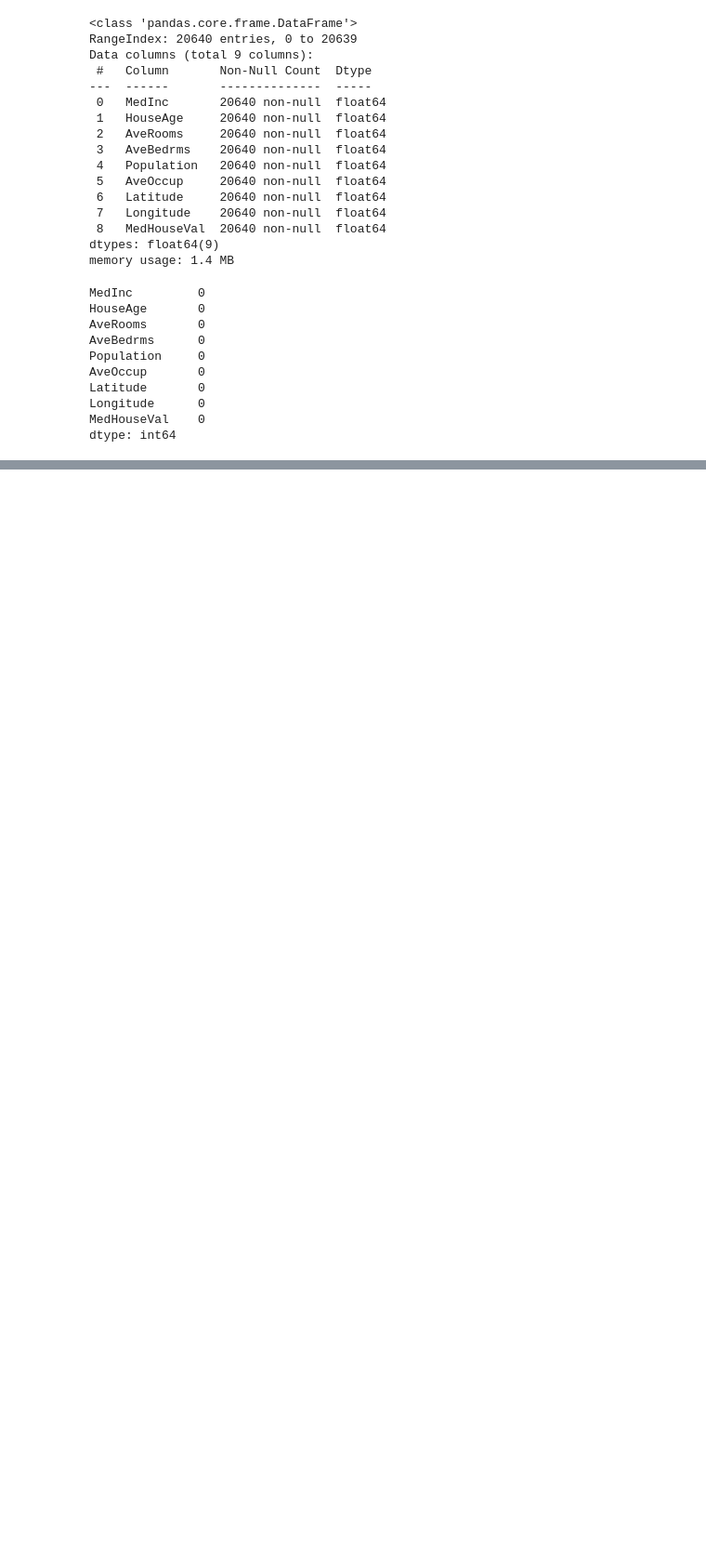
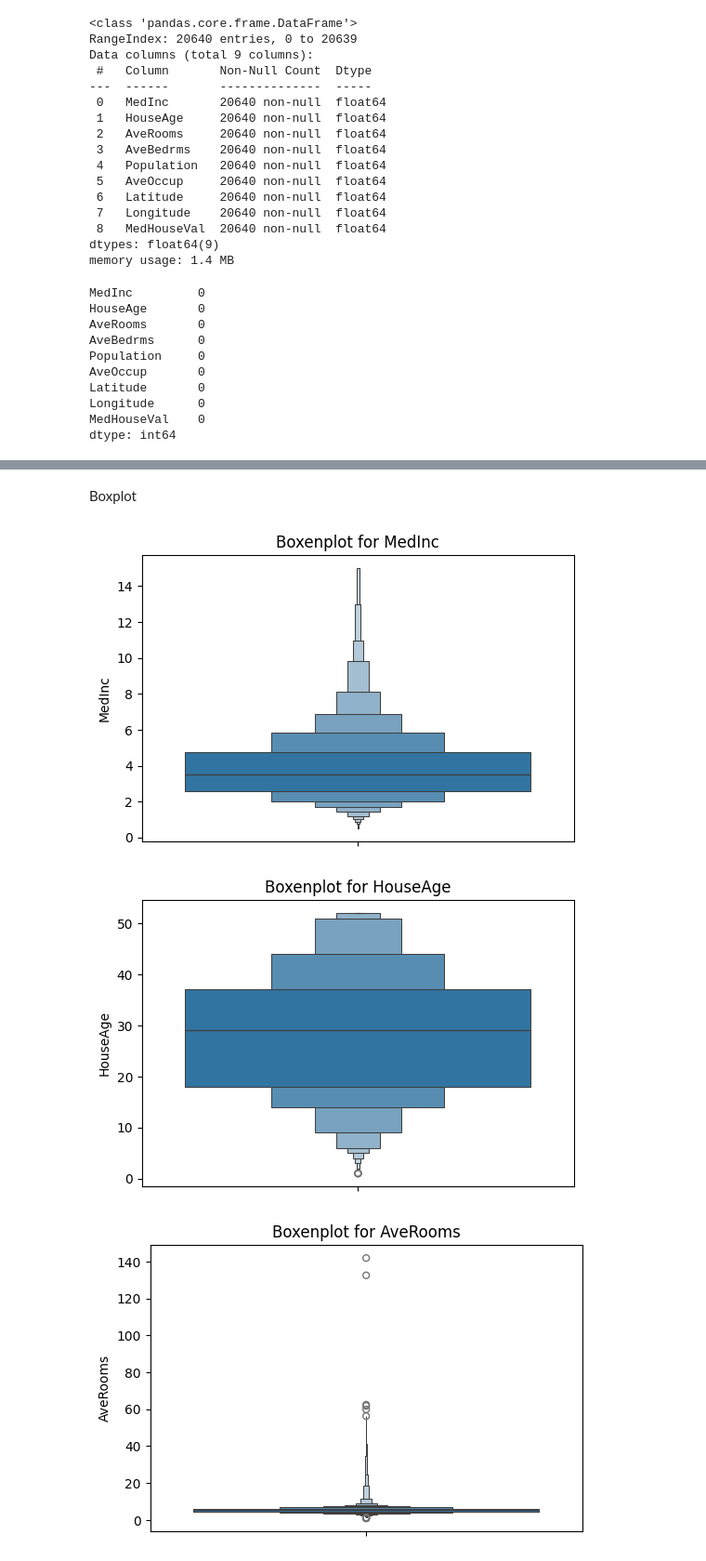
Before and after one commit to BethSpornitz/ml01, a Jupyter notebook: notebooks/project01/ml01.ipynb, the cells around one changed output, grey strips where cells are left out. Shown: that part at 93% size. Drawn from its saved outputs; the diff is of its cells as text; code cells hidden in the pictures; blank space fills up the shorter version.

```diff
--- a/notebooks/project01/ml01.ipynb
+++ b/notebooks/project01/ml01.ipynb
@@ -157,3 +134,14 @@ for column in data_frame.columns:
+# %% [markdown]
+Boxplot
 # %%
-# This is a Python cell.
-# Put your comments and code here.
+# Generate one Boxenplot for each column
+
+for column in data_frame.columns:
+    plt.figure(figsize=(6, 4))
+    sns.boxenplot(data=data_frame[column])
+    plt.title(f'Boxenplot for {column}')
+    plt.show()
+# %% [output]
+[figure, added]
+[figure, added]
+[figure, added]
```
Also changed, not shown: parts of 29 cells of this notebook.
